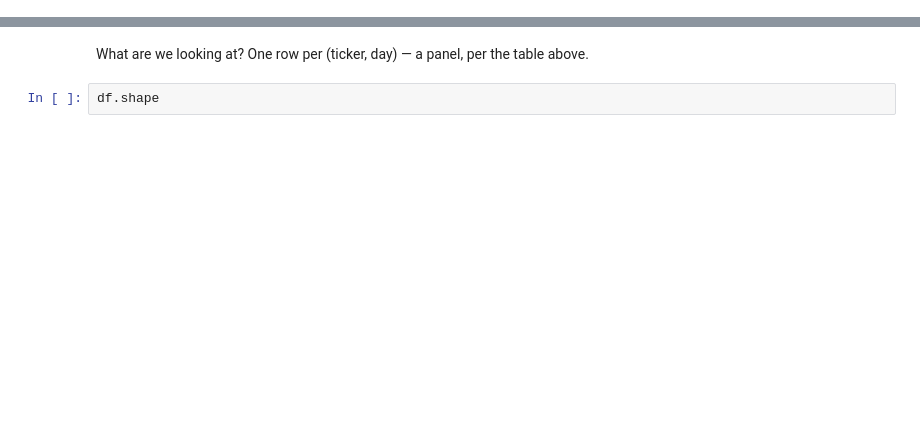
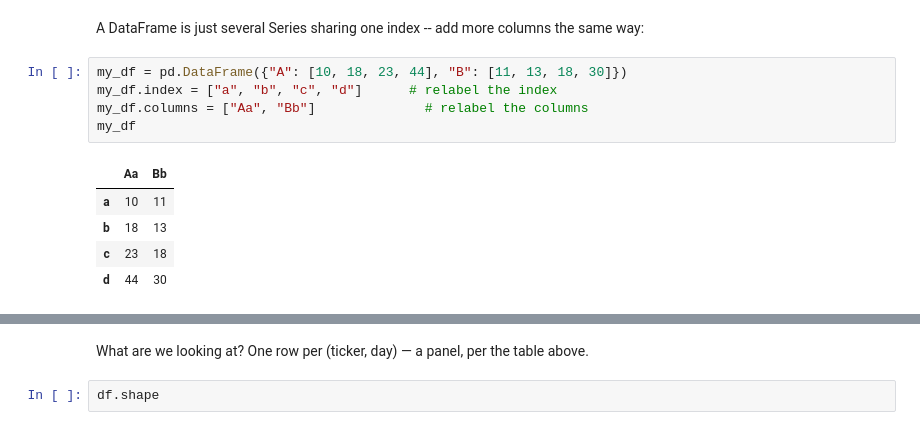
Before and after one commit to sharafi-zahra/Data-Science-Course-WS2026, a Jupyter notebook: Session 2/Session 2a - Pandas, Tidy Data and Entity Matching.ipynb, the cells around one changed output, grey strips where cells are left out. Cells and saved outputs as stored; diff of their text form; blank space fills up the shorter version.

```diff
--- a/Session 2/Session 2a - Pandas, Tidy Data and Entity Matching.ipynb
+++ b/Session 2/Session 2a - Pandas, Tidy Data and Entity Matching.ipynb
@@ -37,0 +74,13 @@ data table with row and column labels.
+# %% [markdown]
+A DataFrame is just several Series sharing one index -- add more columns the same way:
+# %%
+my_df = pd.DataFrame({"A": [10, 18, 23, 44], "B": [11, 13, 18, 30]})
+my_df.index = ["a", "b", "c", "d"]      # relabel the index
+my_df.columns = ["Aa", "Bb"]              # relabel the columns
+my_df
+# %% [output]
+|  | Aa | Bb |
+| a | 10 | 11 |
+| b | 18 | 13 |
+| c | 23 | 18 |
+| d | 44 | 30 |
```
Also changed, not shown: parts of 54 cells of this notebook, 1 other file.
